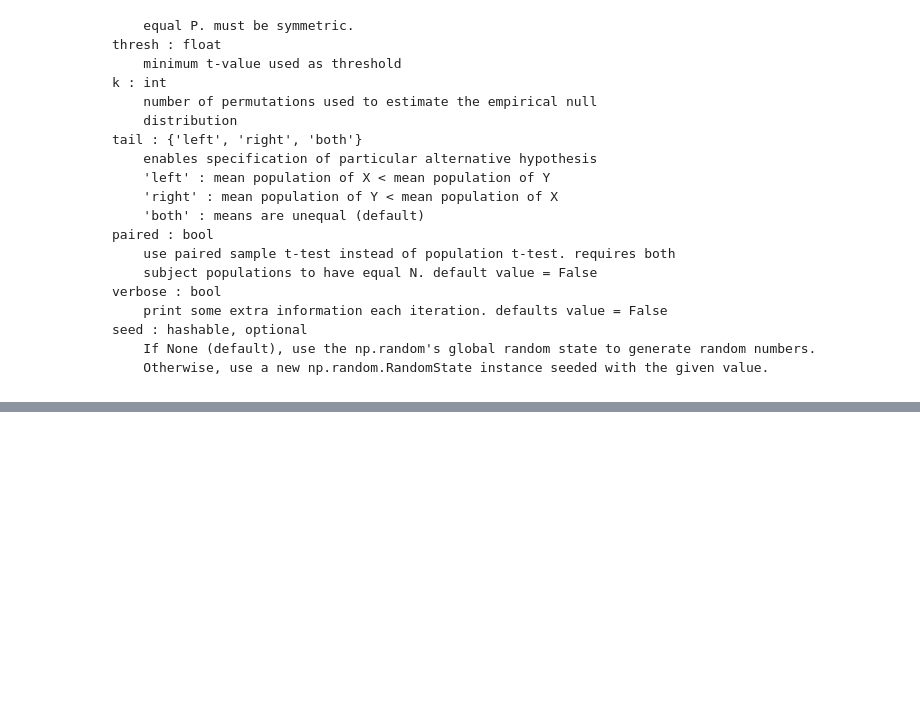
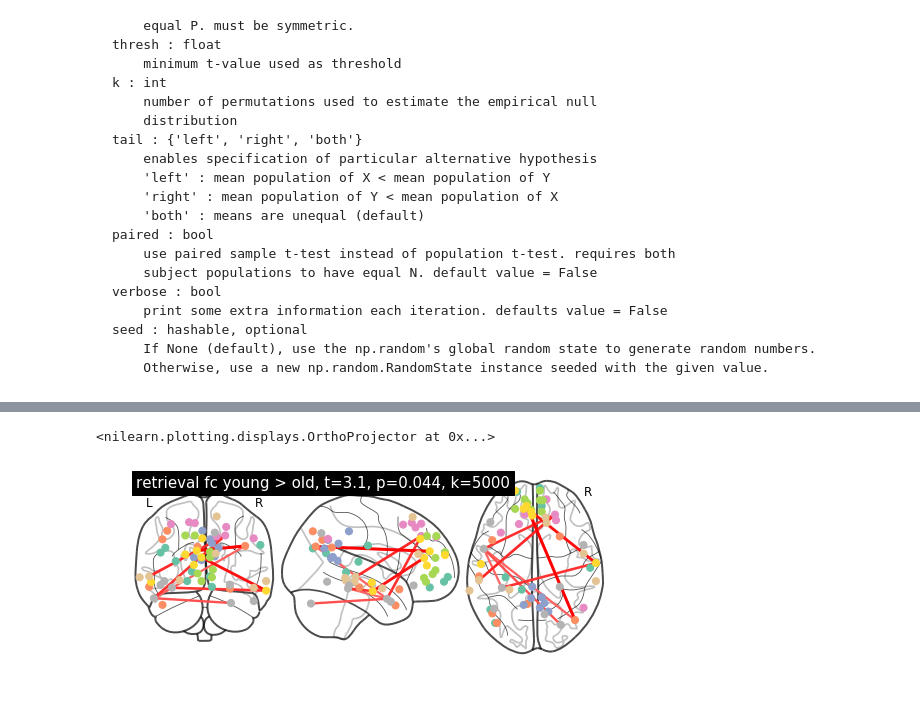
Before and after one commit to mcmahonmc/dissertation, a Jupyter notebook: NBS-hc.ipynb, the cells around one changed output, grey strips where cells are left out. Cells and saved outputs as stored; diff of their text form; code cells hidden in the pictures; blank space fills up the shorter version.

```diff
--- a/NBS-hc.ipynb
+++ b/NBS-hc.ipynb
@@ -81,0 +116,7 @@ fpn_mem = np.concatenate((fpn, mem))
+# %%
+from nilearn import plotting
+
+plotting.plot_connectome(nbs_mat.mean(axis=2), coords, edge_threshold=0, title='retrieval fc young > old, t=3.1, p=0.044, k=5000')
+# %% [output]
+<nilearn.plotting.displays.OrthoProjector at 0x...>
+[figure, added]
```
Also changed, not shown: parts of 8 cells of this notebook, 3 other files.
